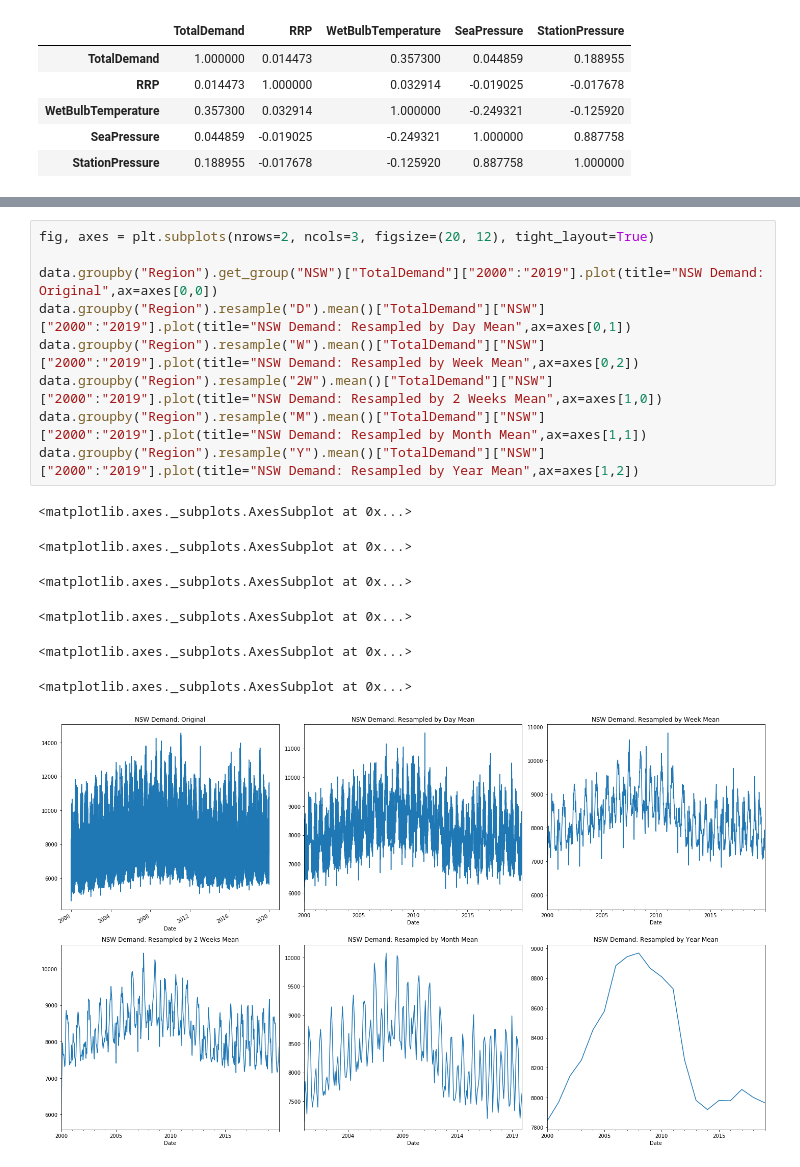
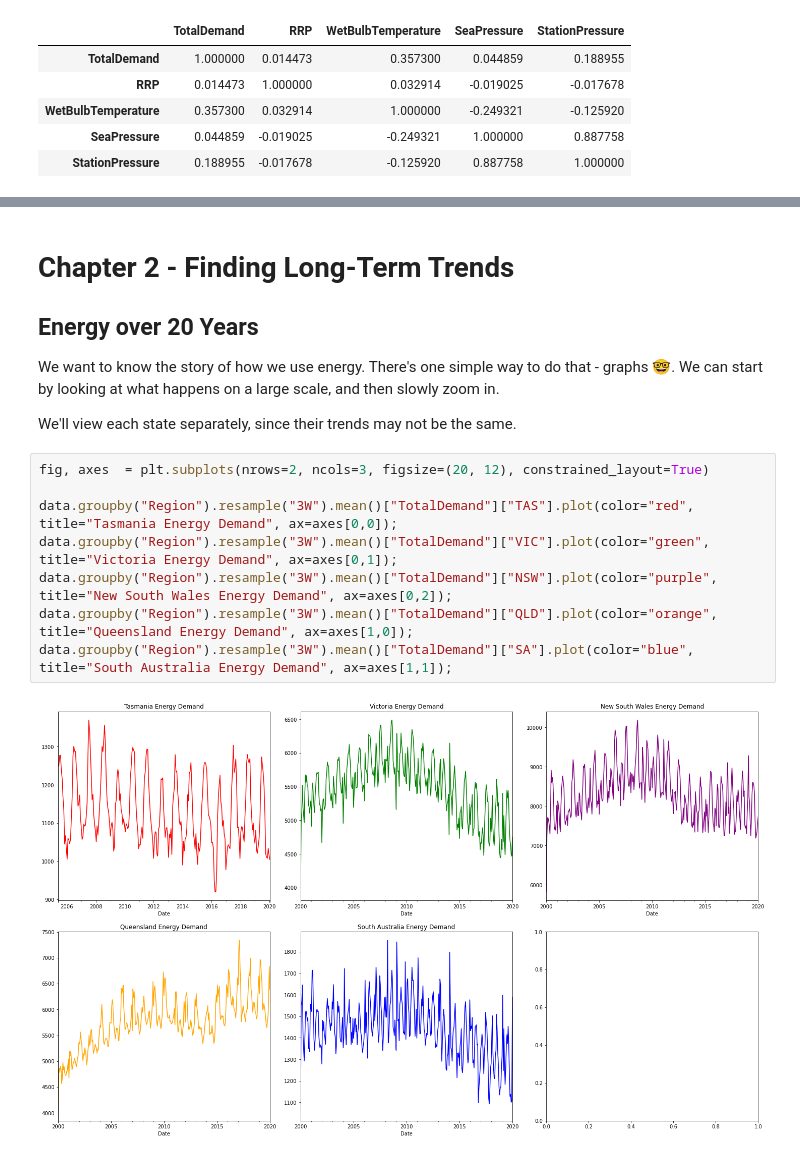
Before and after one commit to KamWithK/Temp2Enrgy, a Jupyter notebook: src/Graphs and Stats.ipynb, the cells around one changed output, grey strips where cells are left out. Drawn from its saved outputs; the diff is of its cells as text.

```diff
--- a/src/Graphs and Stats.ipynb
+++ b/src/Graphs and Stats.ipynb
@@ -53,17 +92,18 @@ As the data is resampled more, the trends become easily noticable.
+# %% [markdown]
+# Chapter 2 - Finding Long-Term Trends
+## Energy over 20 Years
+We want to know the story of how we use energy.
+There's one simple way to do that - graphs 🤓.
+We can start by looking at what happens on a large scale, and then slowly zoom in.
+
+We'll view each state separately, since their trends may not be the same.
 # %%
-fig, axes = plt.subplots(nrows=2, ncols=3, figsize=(20, 12), tight_layout=True)
+fig, axes  = plt.subplots(nrows=2, ncols=3, figsize=(20, 12), constrained_layout=True)
 
-data.groupby("Region").get_group("NSW")["TotalDemand"]["2000":"2019"].plot(title="NSW Demand: Original",ax=axes[0,0])
-data.groupby("Region").resample("D").mean()["TotalDemand"]["NSW"]["2000":"2019"].plot(title="NSW Demand: Resampled by Day Mean",ax=axes[0,1])
-data.groupby("Region").resample("W").mean()["TotalDemand"]["NSW"]["2000":"2019"].plot(title="NSW Demand: Resampled by Week Mean",ax=axes[0,2])
-data.groupby("Region").resample("2W").mean()["TotalDemand"]["NSW"]["2000":"2019"].plot(title="NSW Demand: Resampled by 2 Weeks Mean",ax=axes[1,0])
-data.groupby("Region").resample("M").mean()["TotalDemand"]["NSW"]["2000":"2019"].plot(title="NSW Demand: Resampled by Month Mean",ax=axes[1,1])
-data.groupby("Region").resample("Y").mean()["TotalDemand"]["NSW"]["2000":"2019"].plot(title="NSW Demand: Resampled by Year Mean",ax=axes[1,2])
+data.groupby("Region").resample("3W").mean()["TotalDemand"]["TAS"].plot(color="red", title="Tasmania Energy Demand", ax=axes[0,0]);
+data.groupby("Region").resample("3W").mean()["TotalDemand"]["VIC"].plot(color="green", title="Victoria Energy Demand", ax=axes[0,1]);
+data.groupby("Region").resample("3W").mean()["TotalDemand"]["NSW"].plot(color="purple", title="New South Wales Energy Demand", ax=axes[0,2]);
+data.groupby("Region").resample("3W").mean()["TotalDemand"]["QLD"].plot(color="orange", title="Queensland Energy Demand", ax=axes[1,0]);
+data.groupby("Region").resample("3W").mean()["TotalDemand"]["SA"].plot(color="blue", title="South Australia Energy Demand", ax=axes[1,1]);
 # %% [output]
-<matplotlib.axes._subplots.AxesSubplot at 0x...>
-<matplotlib.axes._subplots.AxesSubplot at 0x...>
-<matplotlib.axes._subplots.AxesSubplot at 0x...>
-<matplotlib.axes._subplots.AxesSubplot at 0x...>
-<matplotlib.axes._subplots.AxesSubplot at 0x...>
-<matplotlib.axes._subplots.AxesSubplot at 0x...>
-[figure, old version]
+[figure, new version]
```
Also changed, not shown: parts of 30 cells of this notebook, 2 other files.
